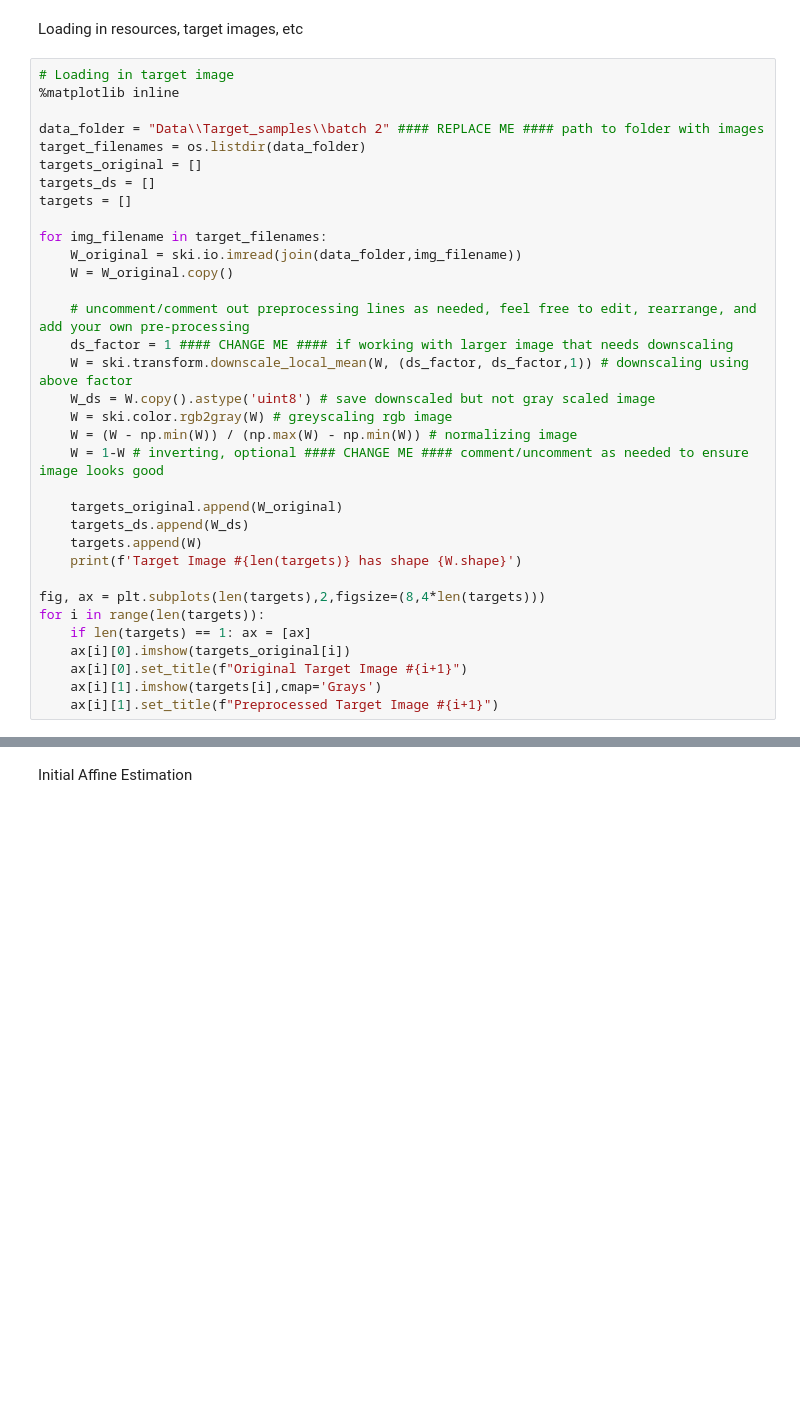
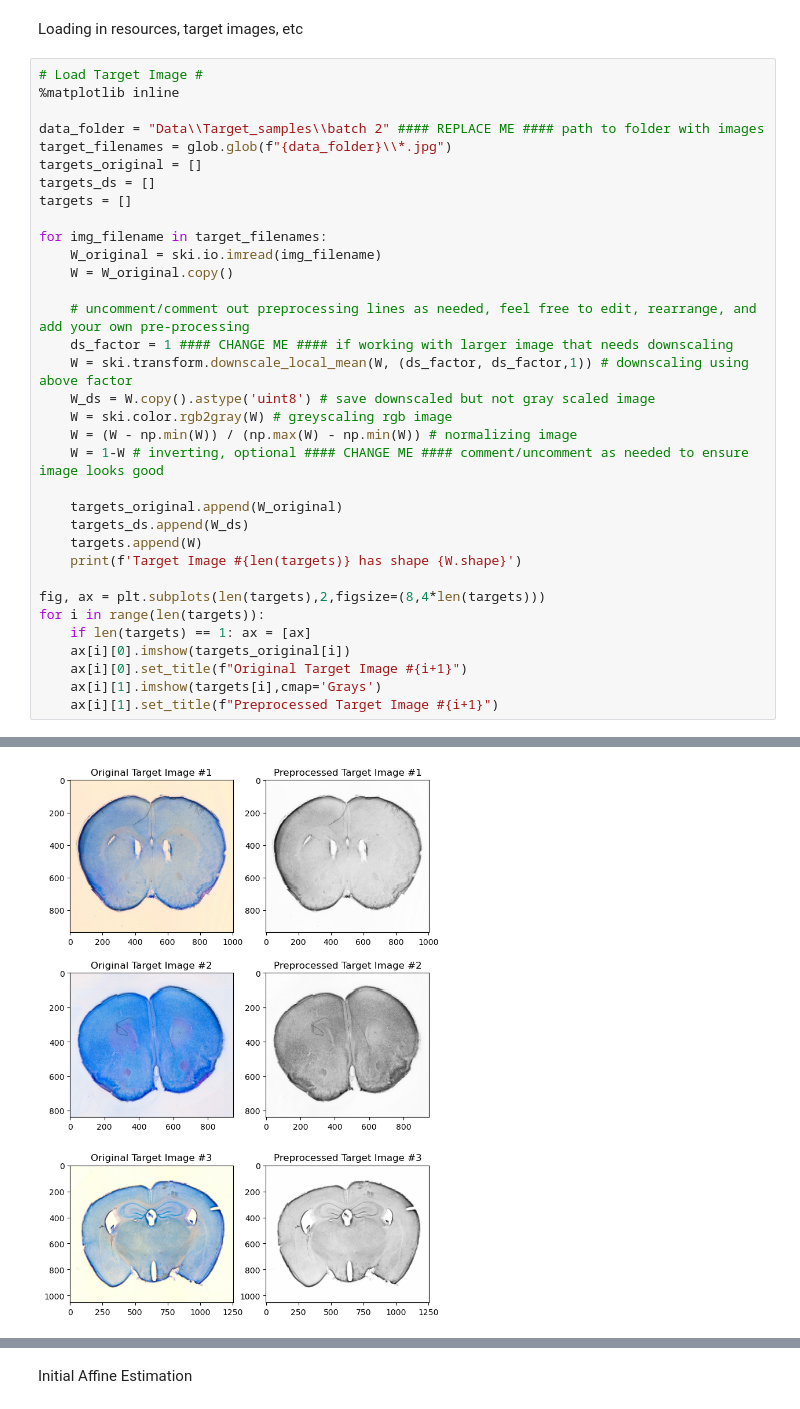
Before and after one commit to rk324/Dissecting-Atlas-Registered-Tissue, a Jupyter notebook: notebook.ipynb, the cells around one changed output, grey strips where cells are left out. Cells and saved outputs as stored; diff of their text form; blank space fills up the shorter version.

```diff
--- a/notebook.ipynb
+++ b/notebook.ipynb
@@ -33,17 +33,17 @@ import json
 # %% [markdown]
 Loading in resources, target images, etc
 # %%
-# Loading in target image
+# Load Target Image #
 %matplotlib inline
 
 data_folder = "Data\\Target_samples\\batch 2" #### REPLACE ME #### path to folder with images
-target_filenames = os.listdir(data_folder)
+target_filenames = glob.glob(f"{data_folder}\\*.jpg")
 targets_original = []
 targets_ds = []
 targets = []
 
 for img_filename in target_filenames:
-    W_original = ski.io.imread(join(data_folder,img_filename))
+    W_original = ski.io.imread(img_filename)
     W = W_original.copy()
 
     # uncomment/comment out preprocessing lines as needed, feel free to edit, rearrange, and add your own pre-processing
@@ -66,3 +66,4 @@ for i in range(len(targets)):
     ax[i][0].set_title(f"Original Target Image #{i+1}")
     ax[i][1].imshow(targets[i],cmap='Grays')
     ax[i][1].set_title(f"Preprocessed Target Image #{i+1}")
+# %% [output]
@@ -69,3 +74,4 @@ for i in range(len(targets)):
+[figure, added]
 # %%
 # Loading Atlas
 # options: DAPI, ALLEN, OTHER
```
Also changed, not shown: parts of 15 cells of this notebook.
